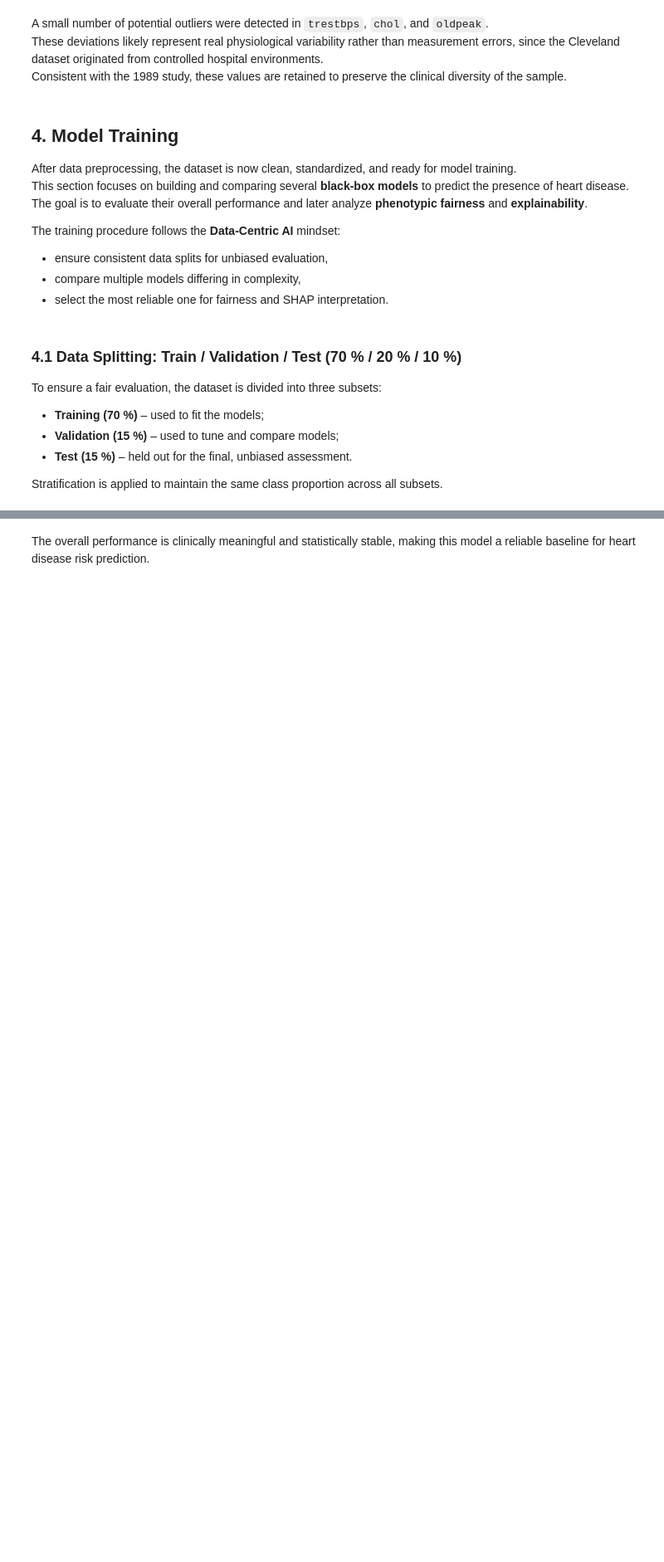
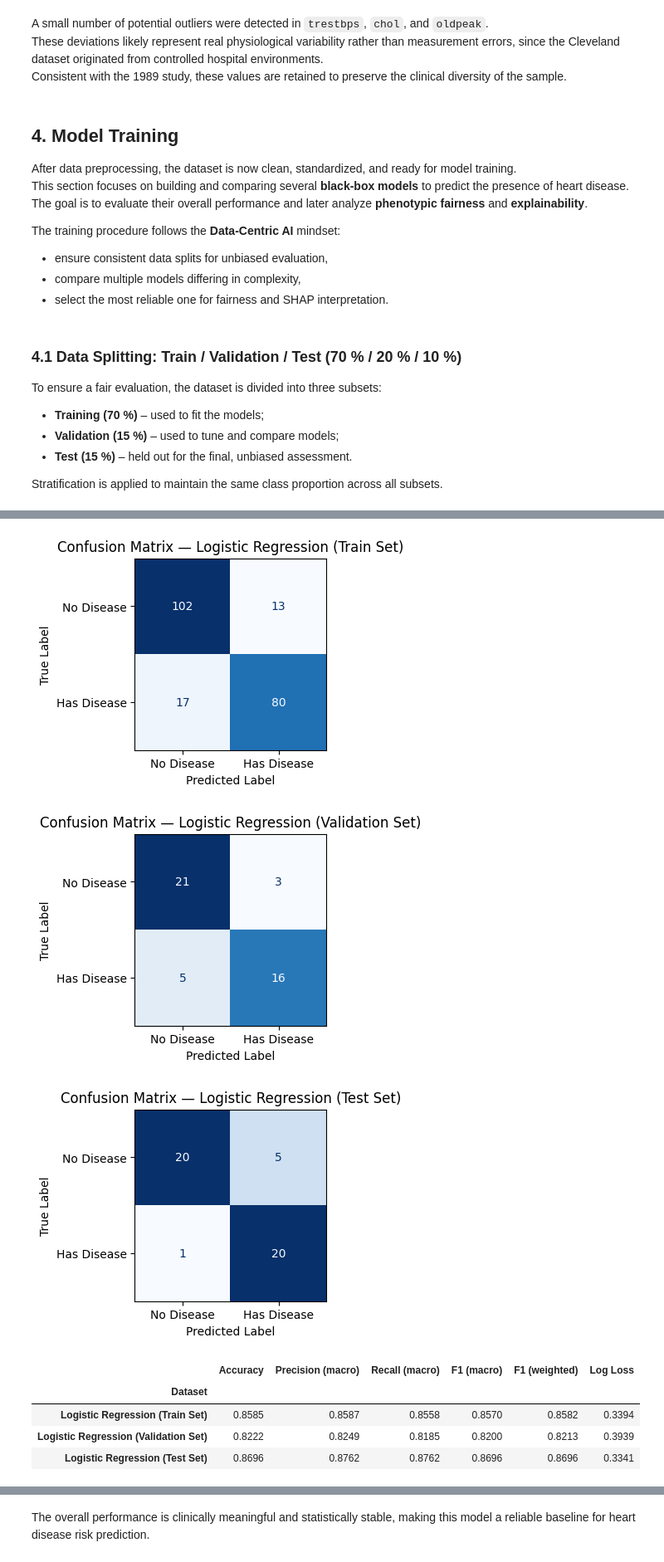
Before and after one commit to Mihalachee/Phenotypic-Bias-in-Heart-Disease-Prediction, a Jupyter notebook: indiviual.ipynb, the cells around one changed output, grey strips where cells are left out. Shown at 83% size. Drawn from its saved outputs; the diff is of its cells as text; code cells hidden in the pictures; blank space fills up the shorter version.

Commit message:
all models basic

```diff
--- a/indiviual.ipynb
+++ b/indiviual.ipynb
@@ -876 +937,62 @@ Each model has distinct complexity and interpretability levels, allowing the com
+# %%
+# -------------------------
+# 1. Define evaluation function
+# -------------------------
+def evaluate_model(model, X, y, dataset_name):
+    y_pred = model.predict(X)
+    y_proba = model.predict_proba(X)
+    metrics = {
+        "Dataset": dataset_name,
+        "Accuracy": accuracy_score(y, y_pred),
+        "Precision (macro)": precision_score(y, y_pred, average='macro'),
+        "Recall (macro)": recall_score(y, y_pred, average='macro'),
+        "F1 (macro)": f1_score(y, y_pred, average='macro'),
+        "F1 (weighted)": f1_score(y, y_pred, average='weighted'),
+        "Log Loss": log_loss(y, y_proba),
+    }
+    cm = confusion_matrix(y, y_pred)
+    disp = ConfusionMatrixDisplay(confusion_matrix=cm, display_labels=['No Disease', 'Has Disease'])
+    fig, ax = plt.subplots(figsize=(3, 3))
+    disp.plot(cmap='Blues', ax=ax, colorbar=False)
+    plt.title(f"Confusion Matrix — {dataset_name}", fontsize=12)
+    plt.xlabel("Predicted Label")
+    plt.ylabel("True Label")
+    plt.show()
+    return metrics
+
+# -------------------------
+# 2. Train Logistic Regression
+# -------------------------
+from sklearn.linear_model import LogisticRegression
+
+lr_model = LogisticRegression(
+    penalty='l2',
+    class_weight='balanced',
+    max_iter=1000,
+    random_state=42
+)
+lr_model.fit(X_train, y_train)
+
+# -------------------------
+# 3. Evaluate on all sets
+# -------------------------
+results = []
+results.append(evaluate_model(lr_model, X_train, y_train, "Logistic Regression (Train Set)"))
+results.append(evaluate_model(lr_model, X_val, y_val, "Logistic Regression (Validation Set)"))
+results.append(evaluate_model(lr_model, X_test, y_test, "Logistic Regression (Test Set)"))
+
+# -------------------------
+# 4. Combine metrics
+# -------------------------
+results_lr = pd.DataFrame(results).set_index("Dataset")
+display(results_lr.round(4))
+# %% [output]
+[figure, added]
+[figure, added]
+[figure, added]
+|  | Accuracy | Precision (macro) | Recall (macro) | F1 (macro) | F1 (weighted) | Log Loss |
+| Dataset |  |  |  |  |  |  |
+| Logistic Regression (Train Set) | 0.8585 | 0.8587 | 0.8558 | 0.8570 | 0.8582 | 0.3394 |
+| Logistic Regression (Validation Set) | 0.8222 | 0.8249 | 0.8185 | 0.8200 | 0.8213 | 0.3939 |
+| Logistic Regression (Test Set) | 0.8696 | 0.8762 | 0.8762 | 0.8696 | 0.8696 | 0.3341 |
 # %% [markdown]
```
Also changed, not shown: parts of 22 cells of this notebook, 2 other files.
